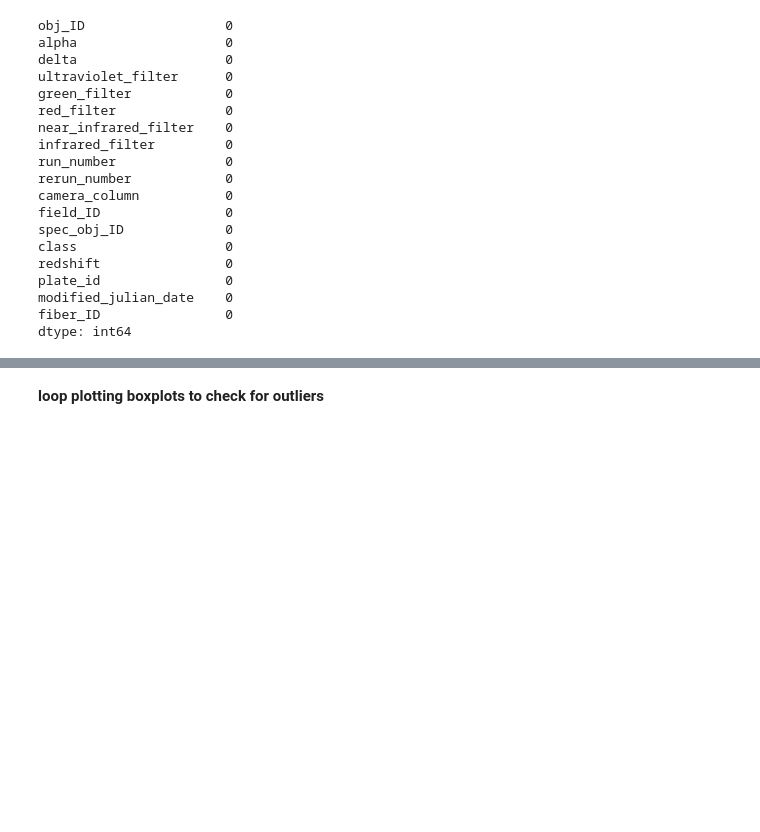
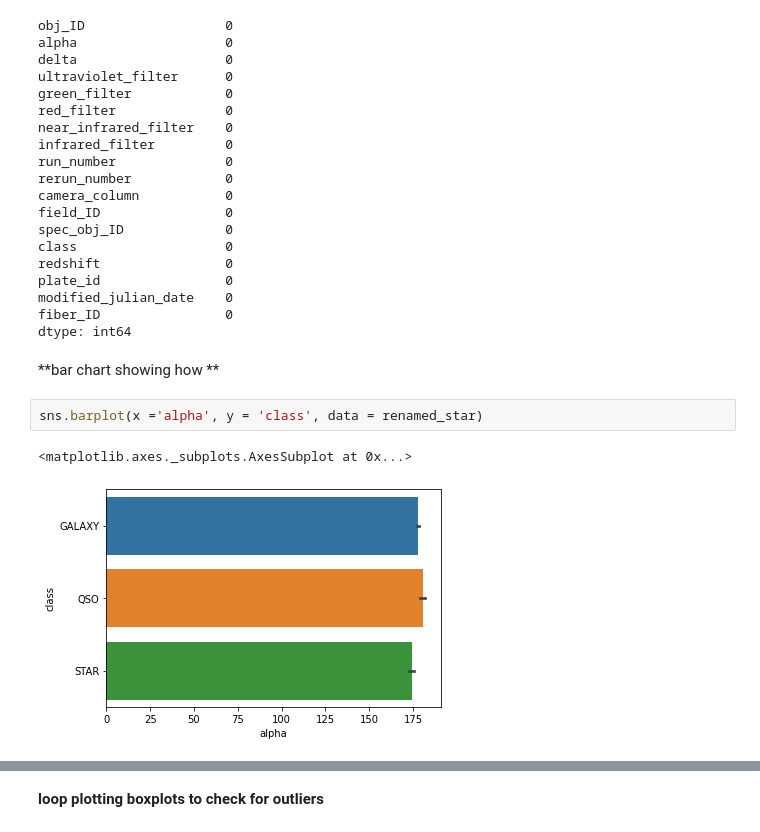
Before and after one commit to mojoyinkimberly/Star_Classification, a Jupyter notebook: Star_Classification.ipynb, the cells around one changed output, grey strips where cells are left out. Saved outputs shown, nothing was run; the diff lists cells and outputs as text; blank space fills up the shorter version.

```diff
--- a/Star_Classification.ipynb
+++ b/Star_Classification.ipynb
@@ -86,3 +82,10 @@ plate_id                0
 modified_julian_date    0
 fiber_ID                0
 dtype: int64
+# %% [markdown]
+**bar chart showing how **
+# %%
+sns.barplot(x ='alpha', y = 'class', data = renamed_star)
+# %% [output]
+<matplotlib.axes._subplots.AxesSubplot at 0x...>
+[figure, added]
```
Also changed, not shown: parts of 43 cells of this notebook.
